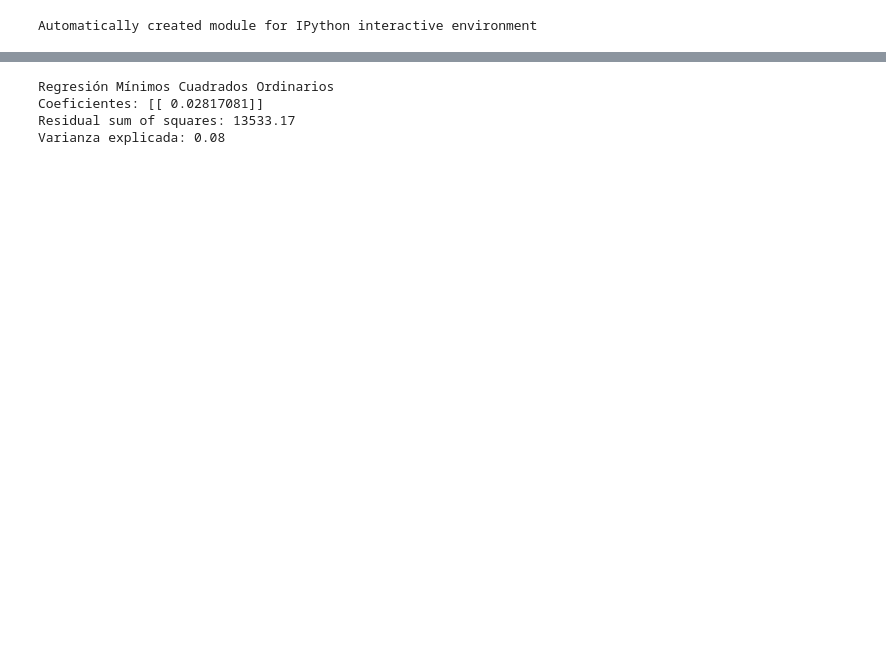
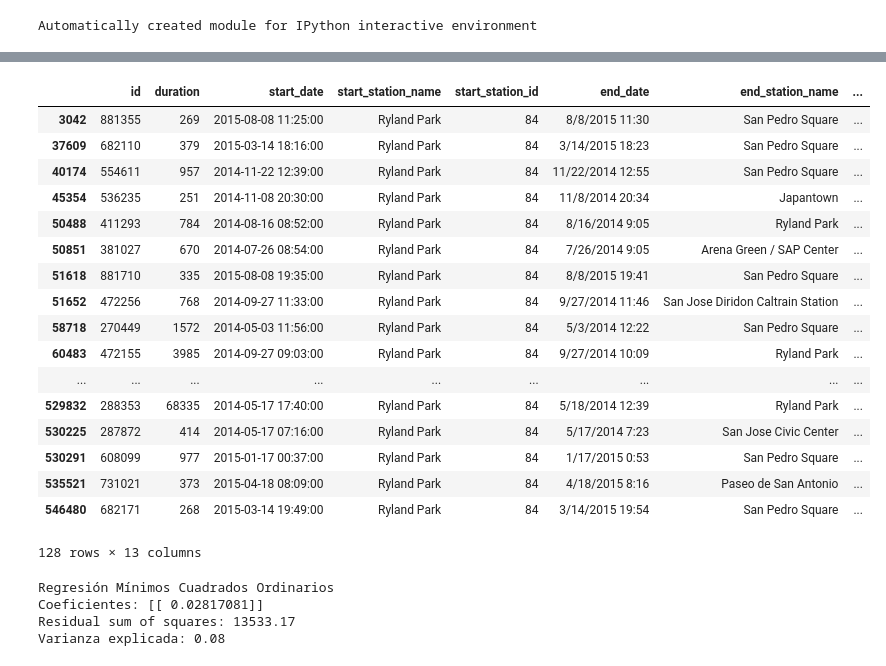
Before and after one commit to santiagoaso/2017datos, a Jupyter notebook: Marching Lainin Fonti.ipynb, the cells around one changed output, grey strips where cells are left out. Cells and saved outputs as stored; diff of their text form; code cells hidden in the pictures; blank space fills up the shorter version.

```diff
--- a/Marching Lainin Fonti.ipynb
+++ b/Marching Lainin Fonti.ipynb
@@ -56,22 +55,36 @@ for y in range(0, 70):
             tripsX= tripsSalidaX.loc[:,['id','salida']]
             salidaFinal = salidaFinal.append(tripsX)
 # %%
-#Agregar Horas.
 salidaFinal = trip[trip.date == str(7)]
 salidaFinal = salidaFinal.loc[:,['id','salida']]
-#prueba sin horas
-tripEntrada = trip
+#vorrar los viajes que vuelven al mismo lugar no sirve
+#tripEntrada = trip[trip.start_station_id != trip.end_station_id]
+#dividir entre cosutmer y no tampoco funciona
+#Elino viajes a destinos muy "extraños"
+
 T = 0;
 for y in range(0, 70):
     for x in range(0, 7):
-        tripAuxX = tripEntrada[tripEntrada.start_station_id == stations.id[y]]
-        tripsSalidaX = salida[salida.start_station_id == stations.id[y]]
-        tripAuxX = tripAuxX[tripAuxX.date == str(x)]
-        tripsSalidaX = tripsSalidaX[tripsSalidaX.date == str(x)]
-        T = tripAuxX['duration'].sum()/tripAuxX.count().id
-        tripsSalidaX['salida']= T
-        tripsX= tripsSalidaX.loc[:,['id','salida']]
-        salidaFinal = salidaFinal.append(tripsX)
+        for z in range (0,25):
+            tripAuxX = tripEntrada[tripEntrada.start_station_id == stations.id[y]]
+            tripsSalidaX = salida[salida.start_station_id == stations.id[y]]
+            tripsAuxX = tripAuxX[tripAuxX.start_hour == z]
+            tripsSalidaX = tripsSalidaX[tripsSalidaX.start_hour == z]
+            tripAuxX = tripAuxX[tripAuxX.date == str(x)]
+            tripsSalidaX = tripsSalidaX[tripsSalidaX.date == str(x)]
+            tripsJJ = tripAuxX[trip.date == str(7)]
+
+            K = tripAuxX.count().id
+            Aux = tripAuxX.end_station_id.value_counts().to_frame(name='cantidades')
+            Aux['end_station_id'] = Aux.index
+            tripsJJ = pd.merge(tripAuxX, Aux, on='end_station_id', how='inner')
+            tripsJJ = tripsJJ[tripsJJ.cantidades >= K/26]
+            T = tripsJJ['duration'].sum()/tripsJJ.count().id
+            if(T == None):
+                T = tripAuxX['duration'].sum()/tripAuxX.count().id
+            tripsSalidaX['salida']= T
+            tripsX= tripsSalidaX.loc[:,['id','salida']]
+            salidaFinal = salidaFinal.append(tripsX)
 # %%
 salidaFinal['duration']= salidaFinal['salida']
 salidaFinal= salidaFinal.loc[:,['id','duration']]
@@ -89,0 +192,21 @@ dtype: int64
+# %%
+tripAuxX
+# %% [output]
+|  | id | duration | start_date | start_station_name | start_station_id | end_date | end_station_name | ... |
+| 3042 | 881355 | 269 | 2015-08-08 11:25:00 | Ryland Park | 84 | 8/8/2015 11:30 | San Pedro Square | ... |
+| 37609 | 682110 | 379 | 2015-03-14 18:16:00 | Ryland Park | 84 | 3/14/2015 18:23 | San Pedro Square | ... |
+| 40174 | 554611 | 957 | 2014-11-22 12:39:00 | Ryland Park | 84 | 11/22/2014 12:55 | San Pedro Square | ... |
+| 45354 | 536235 | 251 | 2014-11-08 20:30:00 | Ryland Park | 84 | 11/8/2014 20:34 | Japantown | ... |
+| 50488 | 411293 | 784 | 2014-08-16 08:52:00 | Ryland Park | 84 | 8/16/2014 9:05 | Ryland Park | ... |
+| 50851 | 381027 | 670 | 2014-07-26 08:54:00 | Ryland Park | 84 | 7/26/2014 9:05 | Arena Green / SAP Center | ... |
+| 51618 | 881710 | 335 | 2015-08-08 19:35:00 | Ryland Park | 84 | 8/8/2015 19:41 | San Pedro Square | ... |
+| 51652 | 472256 | 768 | 2014-09-27 11:33:00 | Ryland Park | 84 | 9/27/2014 11:46 | San Jose Diridon Caltrain Station | ... |
+| 58718 | 270449 | 1572 | 2014-05-03 11:56:00 | Ryland Park | 84 | 5/3/2014 12:22 | San Pedro Square | ... |
+| 60483 | 472155 | 3985 | 2014-09-27 09:03:00 | Ryland Park | 84 | 9/27/2014 10:09 | Ryland Park | ... |
+| ... | ... | ... | ... | ... | ... | ... | ... | ... |
+| 529832 | 288353 | 68335 | 2014-05-17 17:40:00 | Ryland Park | 84 | 5/18/2014 12:39 | Ryland Park | ... |
+| 530225 | 287872 | 414 | 2014-05-17 07:16:00 | Ryland Park | 84 | 5/17/2014 7:23 | San Jose Civic Center | ... |
+| 530291 | 608099 | 977 | 2015-01-17 00:37:00 | Ryland Park | 84 | 1/17/2015 0:53 | San Pedro Square | ... |
+| 535521 | 731021 | 373 | 2015-04-18 08:09:00 | Ryland Park | 84 | 4/18/2015 8:16 | Paseo de San Antonio | ... |
+| 546480 | 682171 | 268 | 2015-03-14 19:49:00 | Ryland Park | 84 | 3/14/2015 19:54 | San Pedro Square | ... |
+128 rows × 13 columns
```
Also changed, not shown: parts of 12 cells of this notebook.
